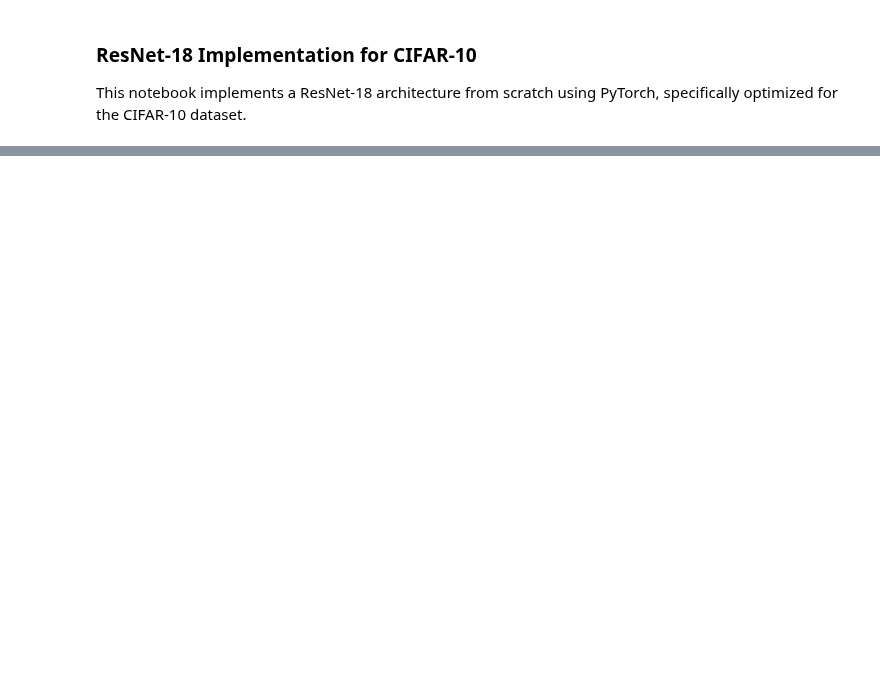
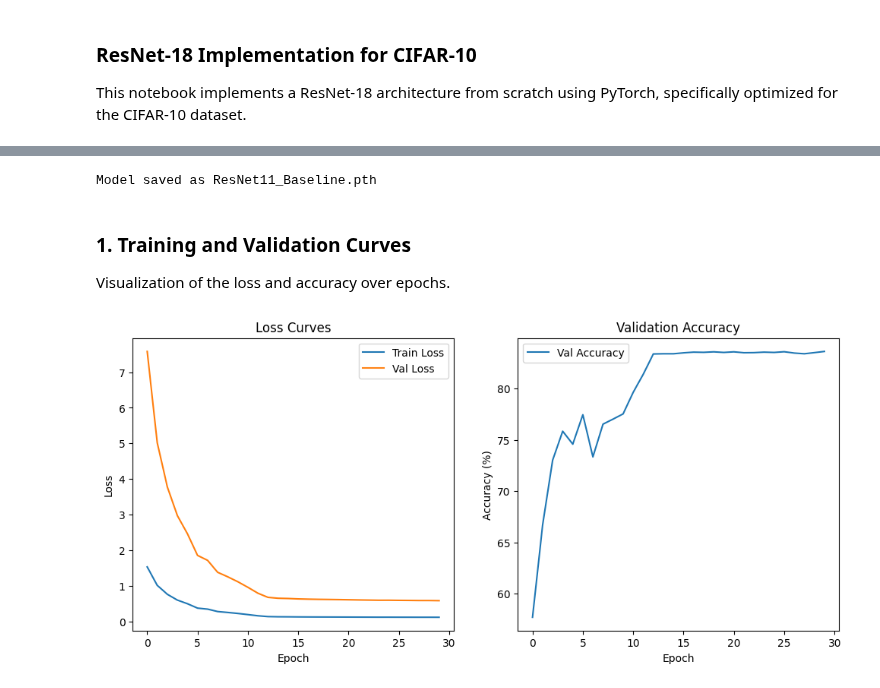
Before and after one commit to JordanTerwilliger/Intro-to-Deep-Learning, a Jupyter notebook: HW1/HW1_CIFAR10_CNN_Q3.ipynb, the cells around one changed output, grey strips where cells are left out. Drawn from its saved outputs; the diff is of its cells as text; code cells hidden in the pictures; blank space fills up the shorter version.

```diff
--- a/HW1/HW1_CIFAR10_CNN_Q3.ipynb
+++ b/HW1/HW1_CIFAR10_CNN_Q3.ipynb
@@ -76,5 +91,8 @@ class ResNet(nn.Module):
         out = self.linear(out)
         return out
 
+def ResNet11():
+    return ResNet(BasicBlock, [1, 1, 1, 1])
+
 def ResNet18():
     return ResNet(BasicBlock, [2, 2, 2, 2])
@@ -103,0 +99,11 @@ KeyboardInterrupt
+# %%
+transform = transforms.Compose([
+    transforms.ToTensor(),
+    transforms.Normalize((0.5,0.5,0.5), (0.5,0.5,0.5))
+])
+
+train_data = torchvision.datasets.CIFAR10(root='./data', train=True, transform=transform, download=True)
+test_data = torchvision.datasets.CIFAR10(root='./data', train=False, transform=transform, download=True)
+
+train_loader = torch.utils.data.DataLoader(train_data, batch_size=128, shuffle = True, num_workers=2, pin_memory=True)
+test_loader = torch.utils.data.DataLoader(test_data, batch_size=128, shuffle = False, num_workers=2, pin_memory=True)
@@ -103,0 +114,5 @@ KeyboardInterrupt
+# %%
+net = ResNet11().to(device)
+loss = nn.CrossEntropyLoss()
+optimizer = optim.SGD(net.parameters(), lr=learning_rate, momentum=0.9, weight_decay=5e-4)
+scheduler = torch.optim.lr_scheduler.CosineAnnealingLR(optimizer, T_max=50)
@@ -103,0 +172,34 @@ KeyboardInterrupt
+# %%
+# Export the model weights
+model_name = "ResNet11_Baseline"
+# Fixed: Changed state_dictionary() to state_dict()
+torch.save(net.state_dict(), f"{model_name}.pth")
+print(f"Model saved as {model_name}.pth")
+# %% [output]
+Model saved as ResNet11_Baseline.pth
+# %% [markdown]
+### 1. Training and Validation Curves
+Visualization of the loss and accuracy over epochs.
+# %%
+plt.figure(figsize=(12, 5))
+
+# Plot Loss
+plt.subplot(1, 2, 1)
+plt.plot(train_loss_list, label='Train Loss')
+plt.plot(val_loss_list, label='Val Loss')
+plt.title('Loss Curves')
+plt.xlabel('Epoch')
+plt.ylabel('Loss')
+plt.legend()
+
+# Plot Accuracy
+plt.subplot(1, 2, 2)
+plt.plot(val_accuracy_list, label='Val Accuracy')
+plt.title('Validation Accuracy')
+plt.xlabel('Epoch')
+plt.ylabel('Accuracy (%)')
+plt.legend()
+
+plt.show()
+# %% [output]
+[figure, added]
```
Also changed, not shown: parts of 42 cells of this notebook.
